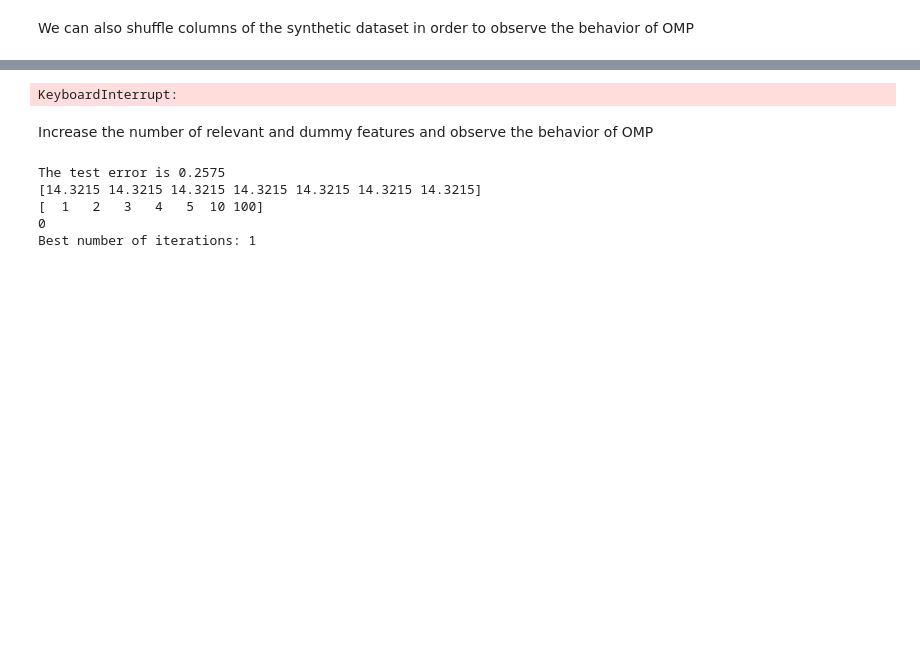
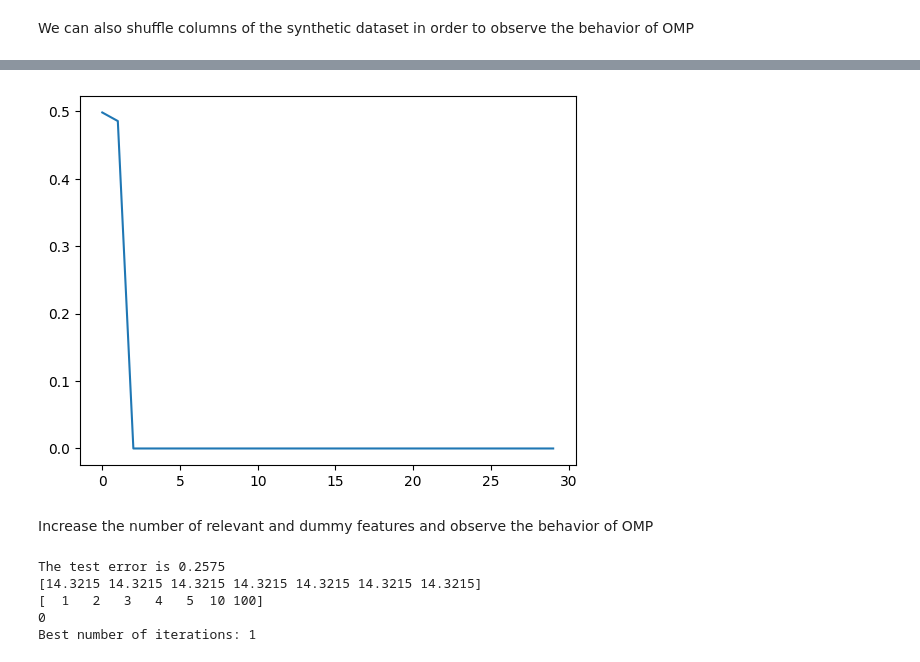
Before and after one commit to girofex/Machine-Learning-Algorithms, a Jupyter notebook: Lab7-OMP.ipynb, the cells around one changed output, grey strips where cells are left out. Drawn from its saved outputs; the diff is of its cells as text; code cells hidden in the pictures; blank space fills up the shorter version.

```diff
--- a/Lab7-OMP.ipynb
+++ b/Lab7-OMP.ipynb
@@ -273,14 +277,10 @@ print("[--] The relevant features are {} and {}".format((shuffle_idx == 0).argma
 # %%
 # Run OMP and verify that it is able to find the relevant features
-w, r, I = OMatchingPursuit(Xtr, Ytr, 20)
-
-Ypred = np.sign(Xte.dot(w))
-err = calcError(Ypred, Yte)
-print(f"The test error is {err}")
+w, r, I = OMatchingPursuit(Xtrnorm, Ytr, 2)
 
 plt.plot(w);
 # %% [output]
-KeyboardInterrupt:
+[figure, added]
 # %% [markdown]
 Increase the number of relevant and dummy features and observe the behavior of OMP
 # %%
```
Also changed, not shown: parts of 2 cells of this notebook.
